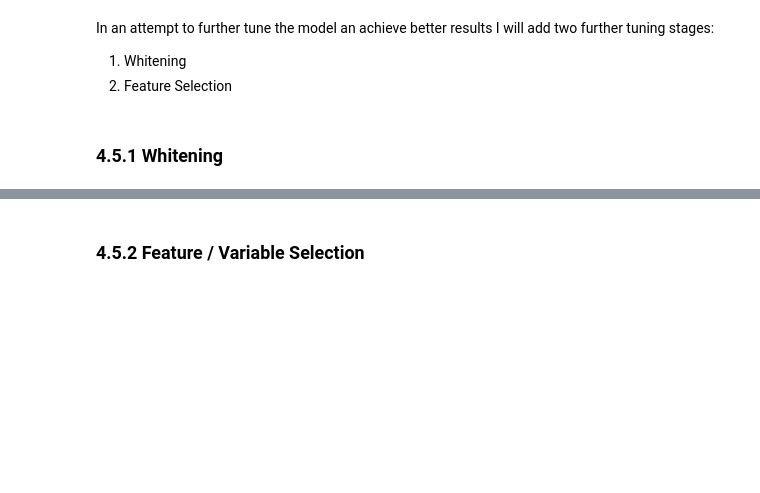
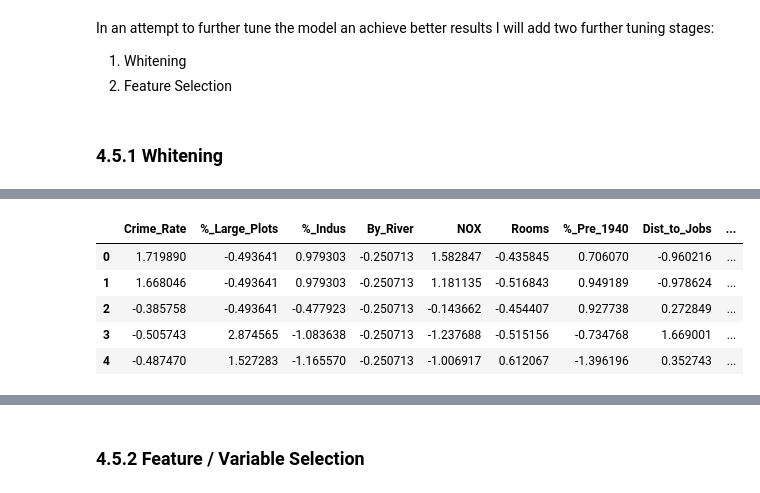
Before and after one commit to ConorHogan/MachineLearning-and-Statistics-Project, a Jupyter notebook: Machine-Learning-and-Statistics-Project-Notebook.ipynb, the cells around one changed output, grey strips where cells are left out. Drawn from its saved outputs; the diff is of its cells as text; code cells hidden in the pictures; blank space fills up the shorter version.

```diff
--- a/Machine-Learning-and-Statistics-Project-Notebook.ipynb
+++ b/Machine-Learning-and-Statistics-Project-Notebook.ipynb
@@ -1556,0 +1544,3 @@ In an attempt to further tune the model an achieve better results I will add two
+# %%
+w_outputs = no_outliers[['Median_Val']]
+w_outputs.head()
@@ -1556,0 +1554,16 @@ In an attempt to further tune the model an achieve better results I will add two
+# %%
+wx_train, wx_test, wy_train, wy_test = mod.train_test_split(w_inputs, w_outputs, test_size=0.2)
+# %%
+# Normalise the training data first before PCA
+w_scaler = pre.StandardScaler()
+wx_train_scaled = pd.DataFrame(w_scaler.fit_transform(wx_train), columns=w_inputs.columns)
+wx_test_scaled = pd.DataFrame(w_scaler.transform(wx_test), columns=w_inputs.columns)
+# %%
+wx_train_scaled.head()
+# %% [output]
+|  | Crime_Rate | %_Large_Plots | %_Indus | By_River | NOX | Rooms | %_Pre_1940 | Dist_to_Jobs | ... |
+| 0 | 1.719890 | -0.493641 | 0.979303 | -0.250713 | 1.582847 | -0.435845 | 0.706070 | -0.960216 | ... |
+| 1 | 1.668046 | -0.493641 | 0.979303 | -0.250713 | 1.181135 | -0.516843 | 0.949189 | -0.978624 | ... |
+| 2 | -0.385758 | -0.493641 | -0.477923 | -0.250713 | -0.143662 | -0.454407 | 0.927738 | 0.272849 | ... |
+| 3 | -0.505743 | 2.874565 | -1.083638 | -0.250713 | -1.237688 | -0.515156 | -0.734768 | 1.669001 | ... |
+| 4 | -0.487470 | 1.527283 | -1.165570 | -0.250713 | -1.006917 | 0.612067 | -1.396196 | 0.352743 | ... |
```
Also changed, not shown: parts of 44 cells of this notebook.
